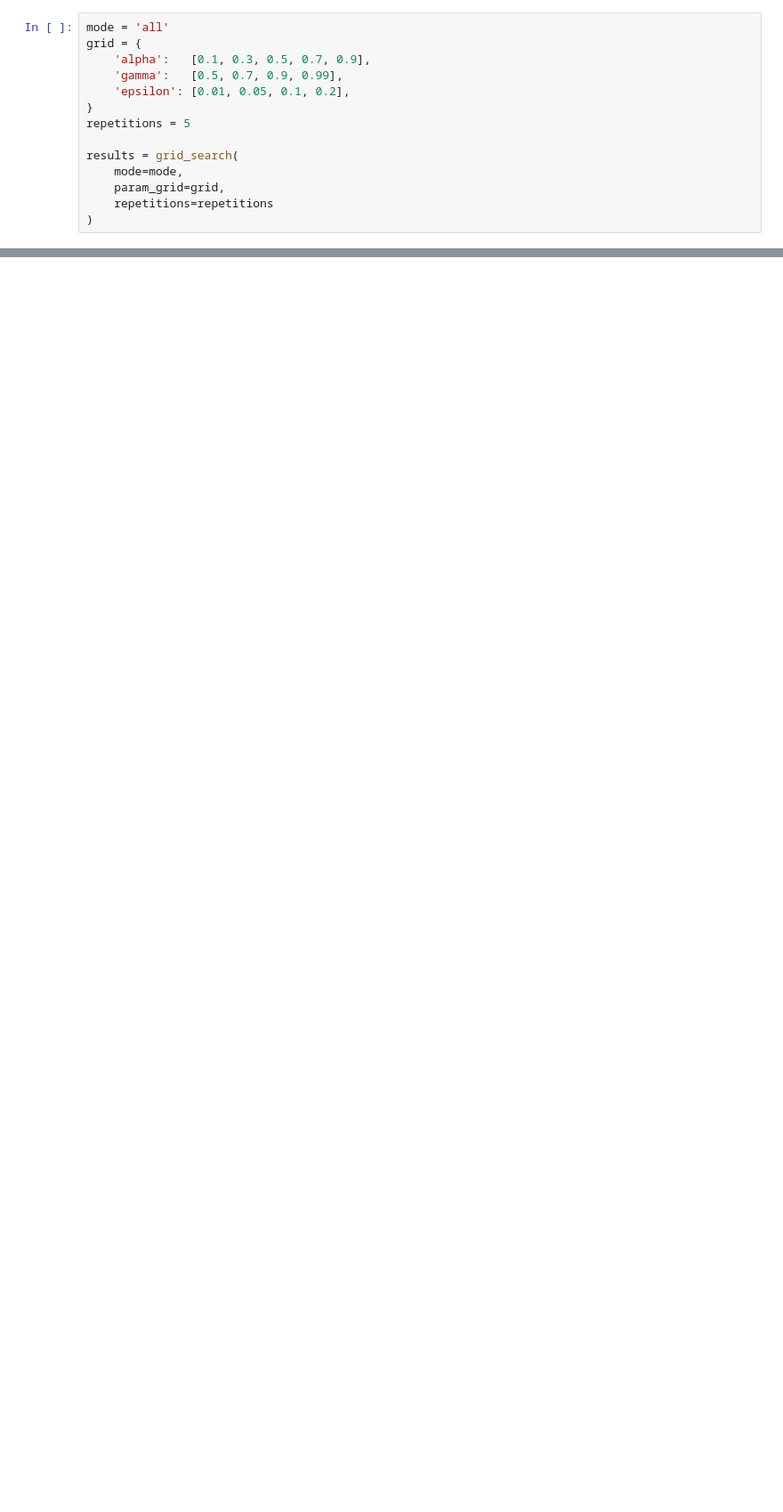
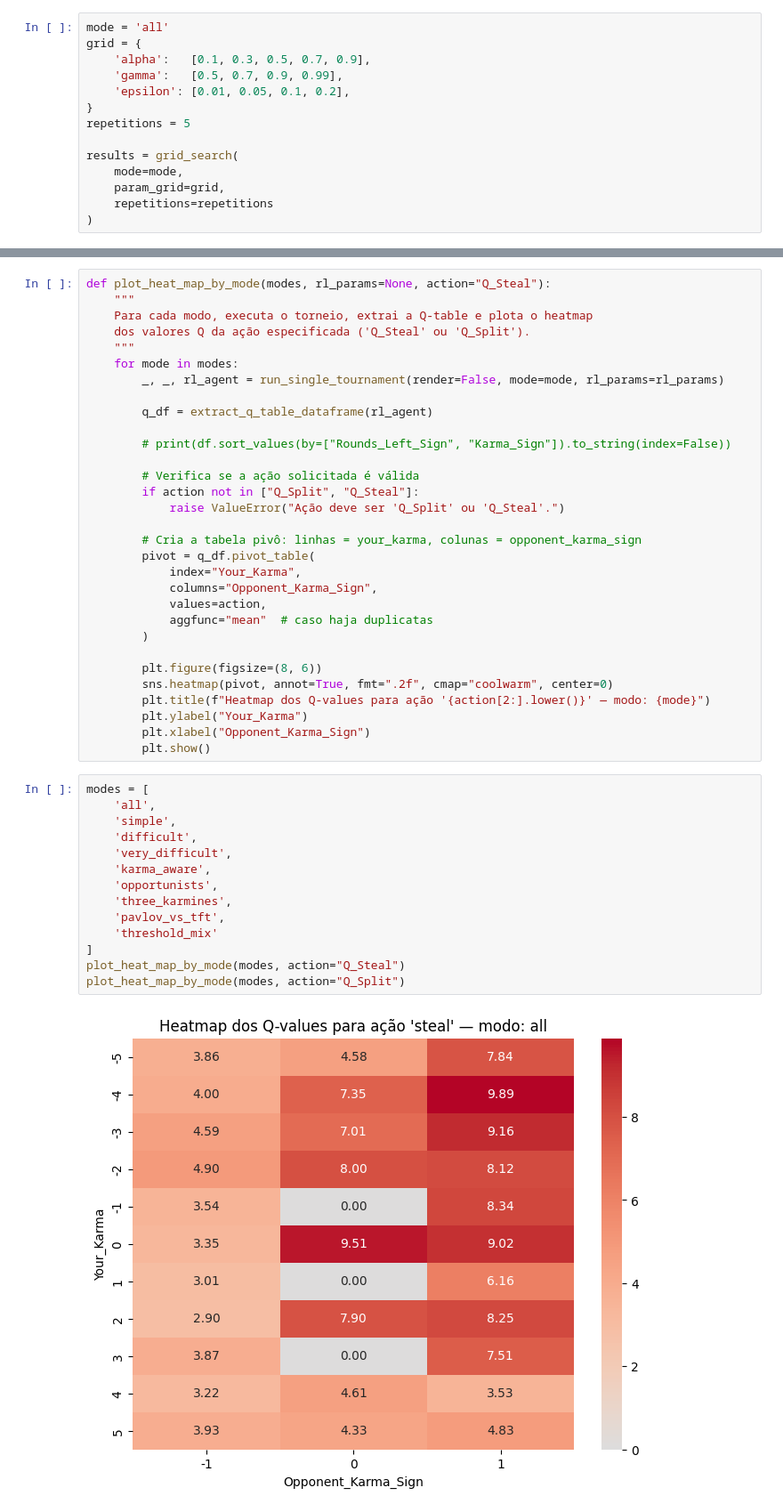
Before and after one commit to Washjr/InteligenciaArtificial, a Jupyter notebook: split-or-steal/analysis.ipynb, the cells around one changed output, grey strips where cells are left out. Shown at 89% size. Cells and saved outputs as stored; diff of their text form; blank space fills up the shorter version.

```diff
--- a/split-or-steal/analysis.ipynb
+++ b/split-or-steal/analysis.ipynb
@@ -180,0 +213,47 @@ plt.show()
+# %%
+def plot_heat_map_by_mode(modes, rl_params=None, action="Q_Steal"):
+    """
+    Para cada modo, executa o torneio, extrai a Q-table e plota o heatmap
+    dos valores Q da ação especificada ('Q_Steal' ou 'Q_Split').
+    """
+    for mode in modes:
+        _, _, rl_agent = run_single_tournament(render=False, mode=mode, rl_params=rl_params)
+
+        q_df = extract_q_table_dataframe(rl_agent)
+
+        # print(df.sort_values(by=["Rounds_Left_Sign", "Karma_Sign"]).to_string(index=False))
+
+        # Verifica se a ação solicitada é válida
+        if action not in ["Q_Split", "Q_Steal"]:
+            raise ValueError("Ação deve ser 'Q_Split' ou 'Q_Steal'.")
+
+        # Cria a tabela pivô: linhas = your_karma, colunas = opponent_karma_sign
+        pivot = q_df.pivot_table(
+            index="Your_Karma",
+            columns="Opponent_Karma_Sign",
+            values=action,
+            aggfunc="mean"  # caso haja duplicatas
+        )
+
+        plt.figure(figsize=(8, 6))
+        sns.heatmap(pivot, annot=True, fmt=".2f", cmap="coolwarm", center=0)
+        plt.title(f"Heatmap dos Q-values para ação '{action[2:].lower()}' — modo: {mode}")
+        plt.ylabel("Your_Karma")
+        plt.xlabel("Opponent_Karma_Sign")
+        plt.show()
+# %%
+modes = [
+    'all',
+    'simple',
+    'difficult',
+    'very_difficult',
+    'karma_aware',
+    'opportunists',
+    'three_karmines',
+    'pavlov_vs_tft',
+    'threshold_mix'
+]
+plot_heat_map_by_mode(modes, action="Q_Steal")
+plot_heat_map_by_mode(modes, action="Q_Split")
+# %% [output]
+[figure, added]
```
Also changed, not shown: parts of 11 cells of this notebook, 1 other file.
